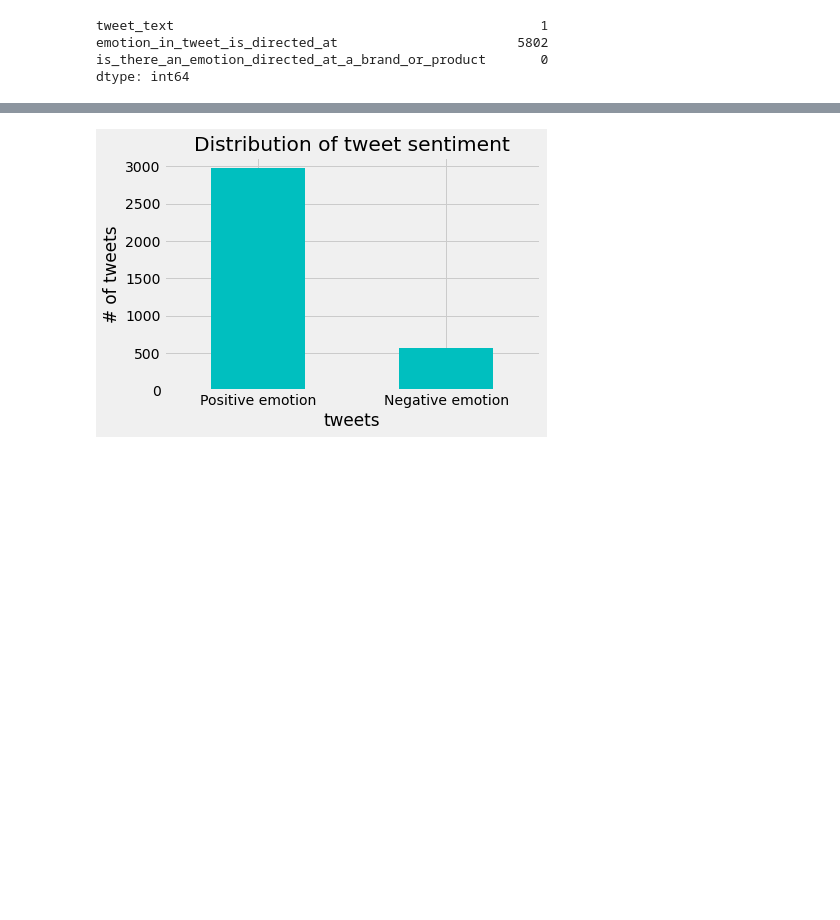
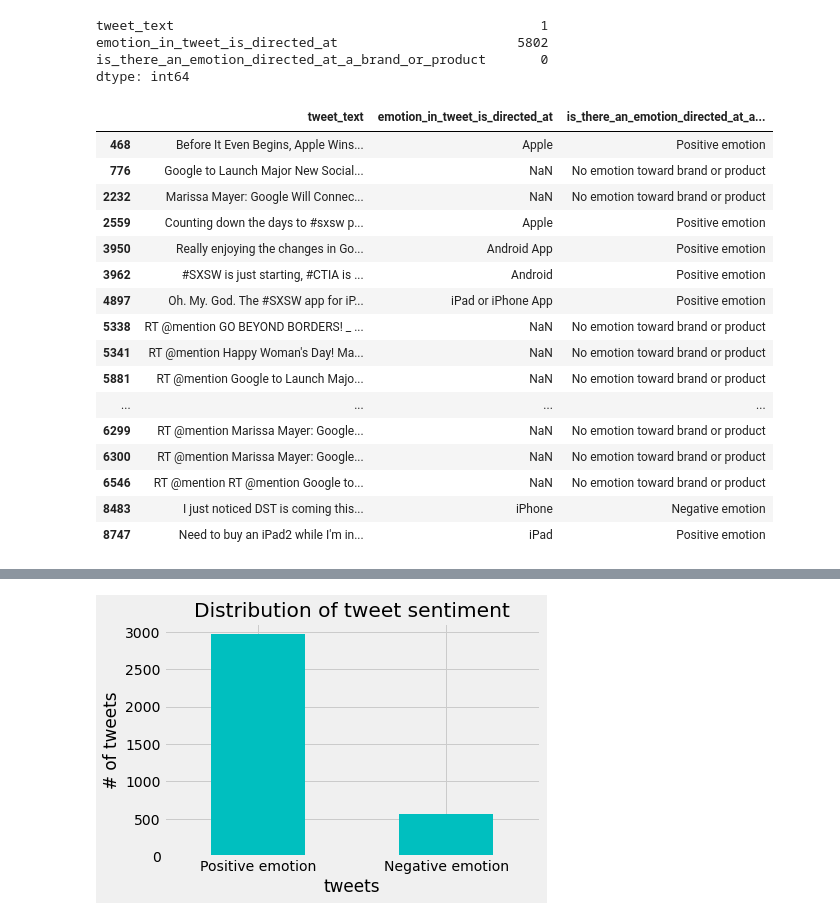
Before and after one commit to Marissa841/Sentiment-Analysis-of-Product-Launch-Tweets-using-Machine-Learning, a Jupyter notebook: nlp_project.ipynb, the cells around one changed output, grey strips where cells are left out. Drawn from its saved outputs; the diff is of its cells as text; code cells hidden in the pictures; blank space fills up the shorter version.

```diff
--- a/nlp_project.ipynb
+++ b/nlp_project.ipynb
@@ -62,0 +75,21 @@ dtype: int64
+# %%
+# check for duplicates
+df[df.duplicated()]
+# %% [output]
+|  | tweet_text | emotion_in_tweet_is_directed_at | is_there_an_emotion_directed_at_a... |
+| 468 | Before It Even Begins, Apple Wins... | Apple | Positive emotion |
+| 776 | Google to Launch Major New Social... | NaN | No emotion toward brand or product |
+| 2232 | Marissa Mayer: Google Will Connec... | NaN | No emotion toward brand or product |
+| 2559 | Counting down the days to #sxsw p... | Apple | Positive emotion |
+| 3950 | Really enjoying the changes in Go... | Android App | Positive emotion |
+| 3962 | #SXSW is just starting, #CTIA is ... | Android | Positive emotion |
+| 4897 | Oh. My. God. The #SXSW app for iP... | iPad or iPhone App | Positive emotion |
+| 5338 | RT @mention GO BEYOND BORDERS! _ ... | NaN | No emotion toward brand or product |
+| 5341 | RT @mention Happy Woman's Day! Ma... | NaN | No emotion toward brand or product |
+| 5881 | RT @mention Google to Launch Majo... | NaN | No emotion toward brand or product |
+| ... | ... | ... | ... |
+| 6299 | RT @mention Marissa Mayer: Google... | NaN | No emotion toward brand or product |
+| 6300 | RT @mention Marissa Mayer: Google... | NaN | No emotion toward brand or product |
+| 6546 | RT @mention RT @mention Google to... | NaN | No emotion toward brand or product |
+| 8483 | I just noticed DST is coming this... | iPhone | Negative emotion |
+| 8747 | Need to buy an iPad2 while I'm in... | iPad | Positive emotion |
```
Also changed, not shown: parts of 34 cells of this notebook, 2 other files.
